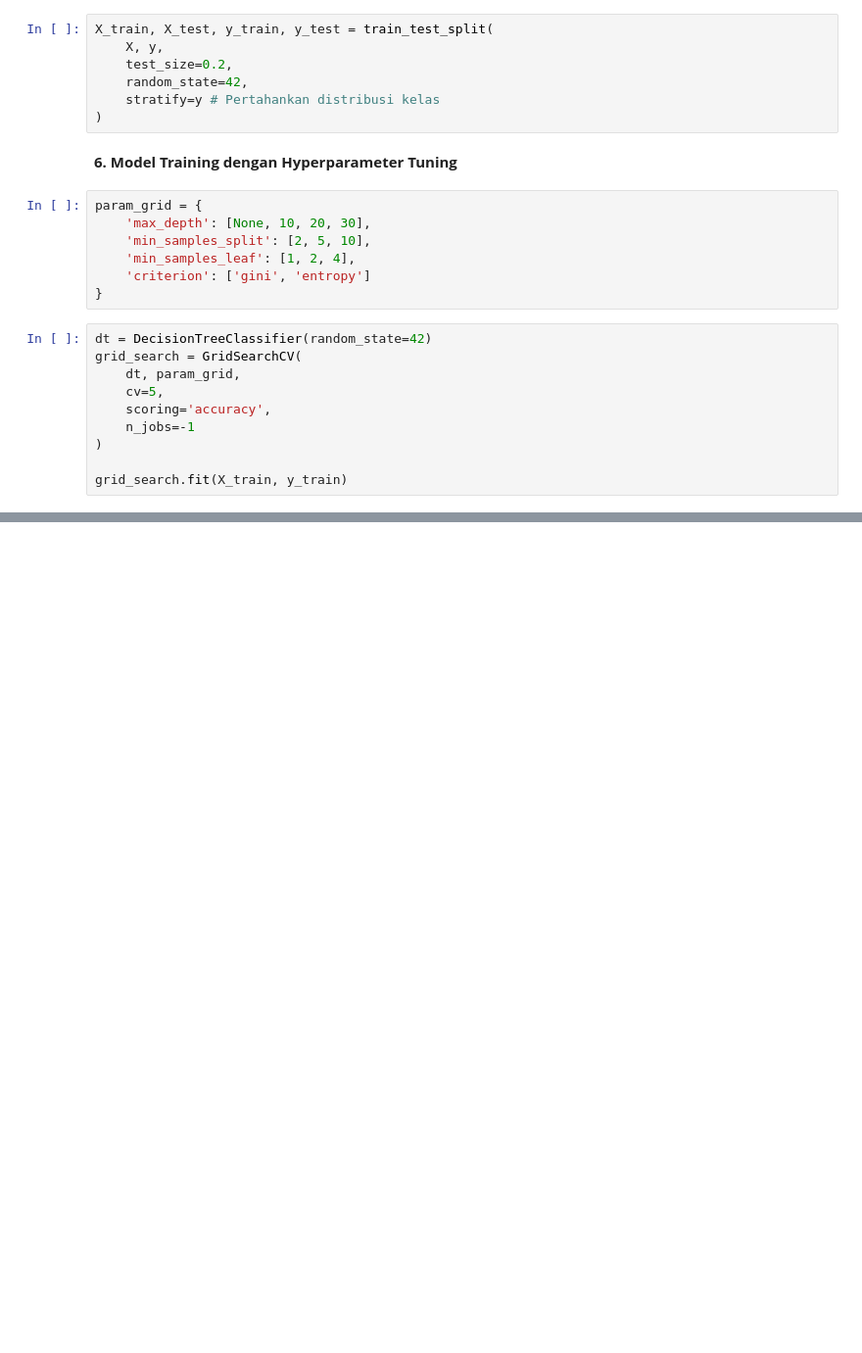
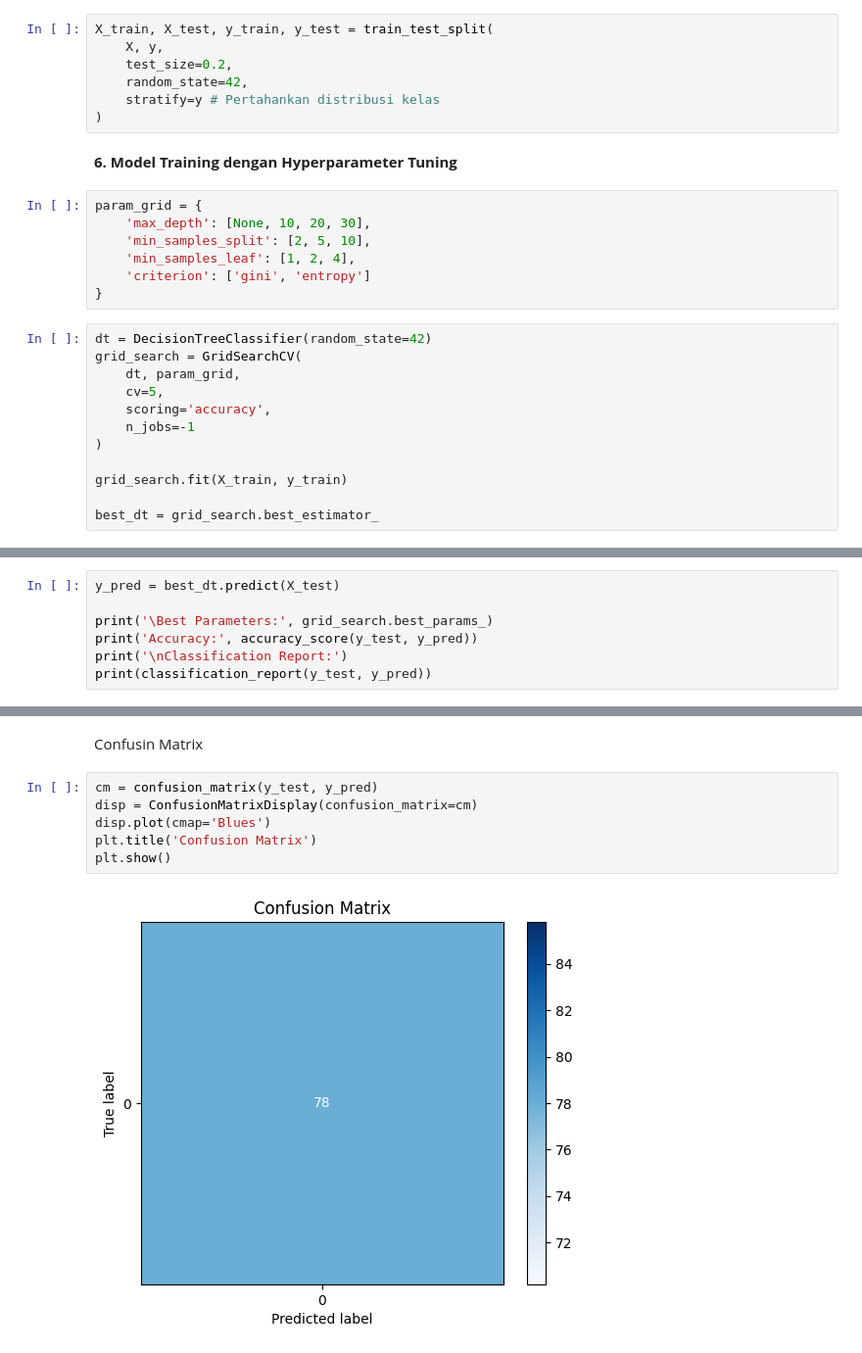
Before and after one commit to LatiefDataVisionary/text-mining-and-natural-language-processing-college-task, a Jupyter notebook: notebooks/decison_tree_model.ipynb, the cells around one changed output, grey strips where cells are left out. Shown at 98% size. Saved outputs shown, nothing was run; the diff lists cells and outputs as text; blank space fills up the shorter version.

```diff
--- a/notebooks/decison_tree_model.ipynb
+++ b/notebooks/decison_tree_model.ipynb
@@ -159,3 +159,5 @@ grid_search = GridSearchCV(
 )
 
 grid_search.fit(X_train, y_train)
+
+best_dt = grid_search.best_estimator_
@@ -168,0 +166,7 @@ GridSearchCV(cv=5, estimator=DecisionTreeClassifier(random_state=42), n_jobs=-1,
+# %%
+y_pred = best_dt.predict(X_test)
+
+print('\Best Parameters:', grid_search.best_params_)
+print('Accuracy:', accuracy_score(y_test, y_pred))
+print('\nClassification Report:')
+print(classification_report(y_test, y_pred))
@@ -168,0 +185,10 @@ GridSearchCV(cv=5, estimator=DecisionTreeClassifier(random_state=42), n_jobs=-1,
+# %% [markdown]
+Confusin Matrix
+# %%
+cm = confusion_matrix(y_test, y_pred)
+disp = ConfusionMatrixDisplay(confusion_matrix=cm)
+disp.plot(cmap='Blues')
+plt.title('Confusion Matrix')
+plt.show()
+# %% [output]
+[figure, added]
```
Also changed, not shown: parts of 3 cells of this notebook.
